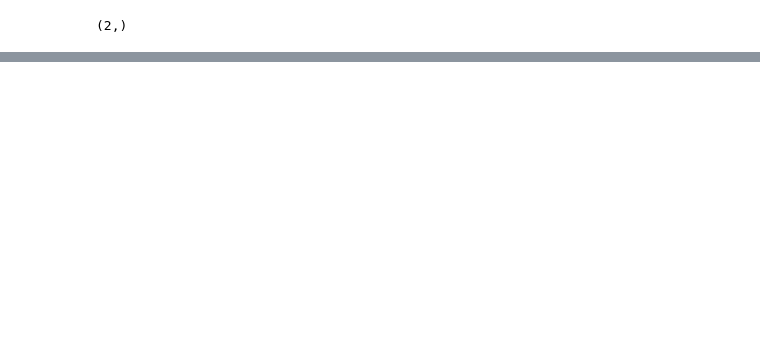
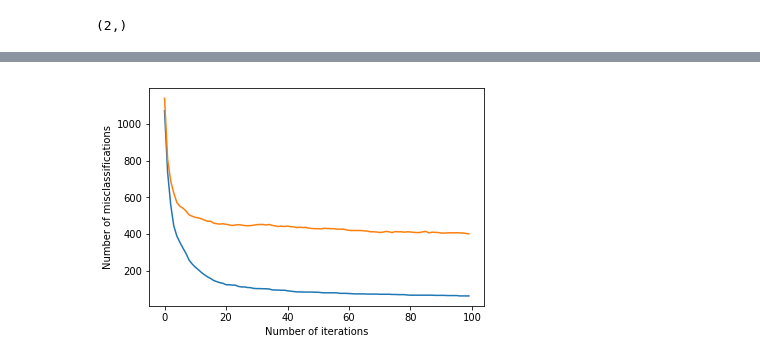
Before and after one commit to Dhull442/nn-backpropogation, a Jupyter notebook: test.ipynb, the cells around one changed output, grey strips where cells are left out. Saved outputs shown, nothing was run; the diff lists cells and outputs as text; code cells hidden in the pictures; blank space fills up the shorter version.

```diff
--- a/test.ipynb
+++ b/test.ipynb
@@ -100,0 +105,2 @@ test(test_file,2,model,'submit.csv')
+# %%
+newtrain=train_test_file[:7000]
@@ -100,0 +111,2 @@ test(test_file,2,model,'submit.csv')
+# %%
+train_test(train_test_file,num_layers,model_p)
@@ -100,0 +117,8 @@ test(test_file,2,model,'submit.csv')
+# %%
+
+classification = np.zeros(num_itr)
+for i in range(0,num_itr):
+    print('Loading iteration'+str(i+1)+'.csv')
+    model = np.loadtxt('iteration'+str(i+1)+'.csv')
+    print('Calculating Value')
+    classification[i] = train_test(newtrain,num_layers,model)
@@ -100,0 +143,8 @@ test(test_file,2,model,'submit.csv')
+# %%
+itr = 73
+misclassification=np.zeros(num_itr)
+for i in range(0,num_itr):
+    print('Loading iteration'+str(i+1)+'.csv')
+    model = np.loadtxt('iteration'+str(i+1)+'.csv')
+    print('Calculating Value')
+    misclassification[i] = train_test(train_file,num_layers,model)
@@ -100,0 +169,9 @@ test(test_file,2,model,'submit.csv')
+# %%
+# Plot
+plt.plot(misclassification)
+plt.plot(classification)
+plt.ylabel('Number of misclassifications')
+plt.xlabel('Number of iterations')
+plt.show()
+# %% [output]
+[figure, added]
```
Also changed, not shown: parts of 20 cells of this notebook, 2 other files.
